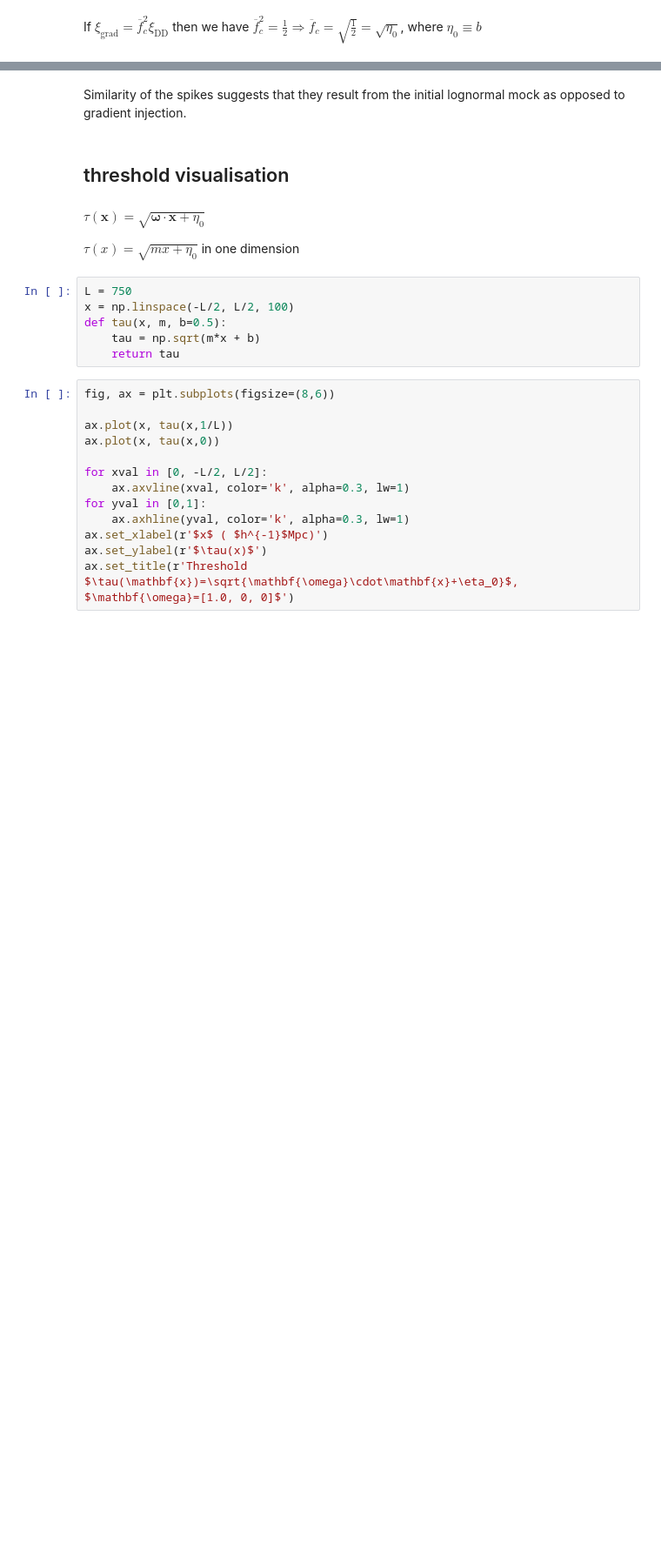
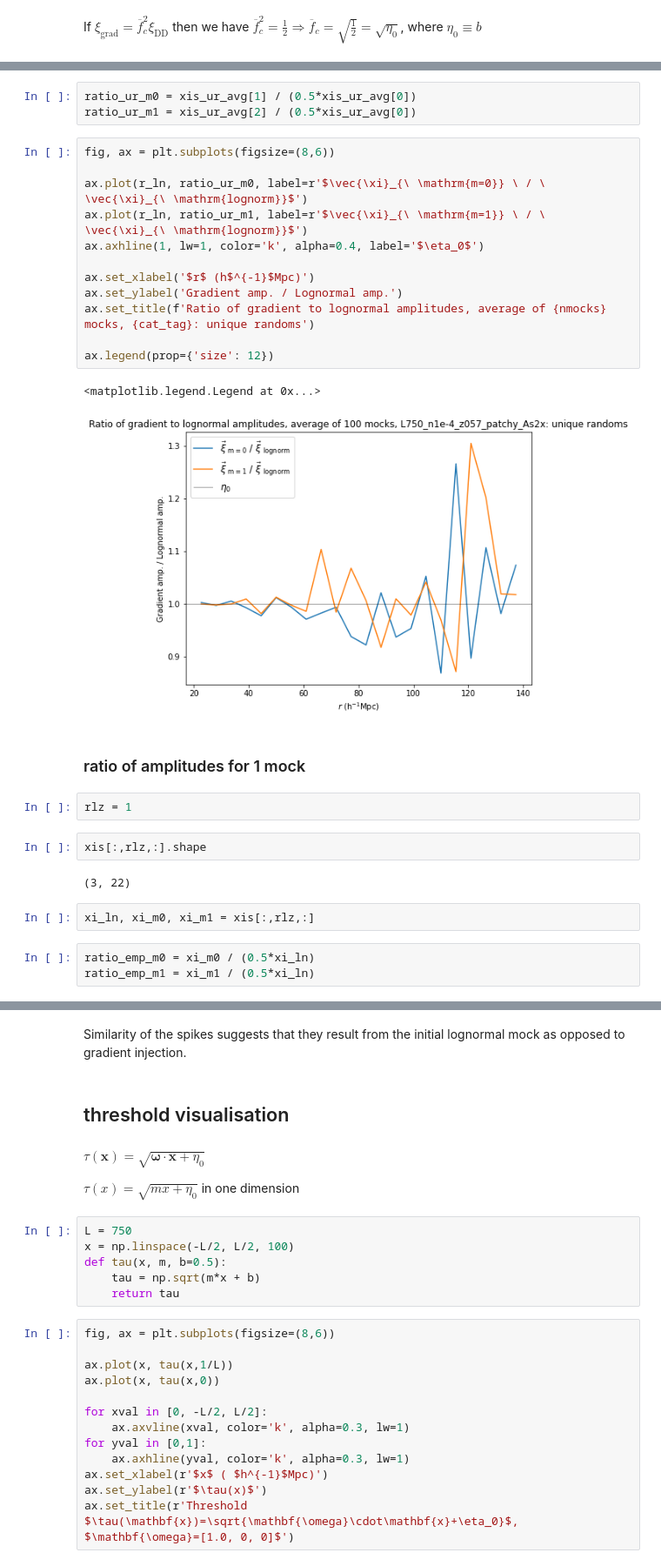
Before and after one commit to abbyw24/CFE_gradients, a Jupyter notebook: notebooks/understanding_threshold.ipynb, the cells around one changed output, grey strips where cells are left out. Shown: that part at 87% size. Cells and saved outputs as stored; diff of their text form; blank space fills up the shorter version.

```diff
--- a/notebooks/understanding_threshold.ipynb
+++ b/notebooks/understanding_threshold.ipynb
@@ -86,0 +127,31 @@ ax.legend(prop={'size': 12})
+# %%
+ratio_ur_m0 = xis_ur_avg[1] / (0.5*xis_ur_avg[0])
+ratio_ur_m1 = xis_ur_avg[2] / (0.5*xis_ur_avg[0])
+# %%
+fig, ax = plt.subplots(figsize=(8,6))
+
+ax.plot(r_ln, ratio_ur_m0, label=r'$\vec{\xi}_{\ \mathrm{m=0}} \ / \ \vec{\xi}_{\ \mathrm{lognorm}}$')
+ax.plot(r_ln, ratio_ur_m1, label=r'$\vec{\xi}_{\ \mathrm{m=1}} \ / \ \vec{\xi}_{\ \mathrm{lognorm}}$')
+ax.axhline(1, lw=1, color='k', alpha=0.4, label='$\eta_0$')
+
+ax.set_xlabel('$r$ (h$^{-1}$Mpc)')
+ax.set_ylabel('Gradient amp. / Lognormal amp.')
+ax.set_title(f'Ratio of gradient to lognormal amplitudes, average of {nmocks} mocks, {cat_tag}: unique randoms')
+
+ax.legend(prop={'size': 12})
+# %% [output]
+<matplotlib.legend.Legend at 0x...>
+[figure, added]
+# %% [markdown]
+### ratio of amplitudes for 1 mock
+# %%
+rlz = 1
+# %%
+xis[:,rlz,:].shape
+# %% [output]
+(3, 22)
+# %%
+xi_ln, xi_m0, xi_m1 = xis[:,rlz,:]
+# %%
+ratio_emp_m0 = xi_m0 / (0.5*xi_ln)
+ratio_emp_m1 = xi_m1 / (0.5*xi_ln)
```
Also changed, not shown: parts of 16 cells of this notebook, 2 other files.
